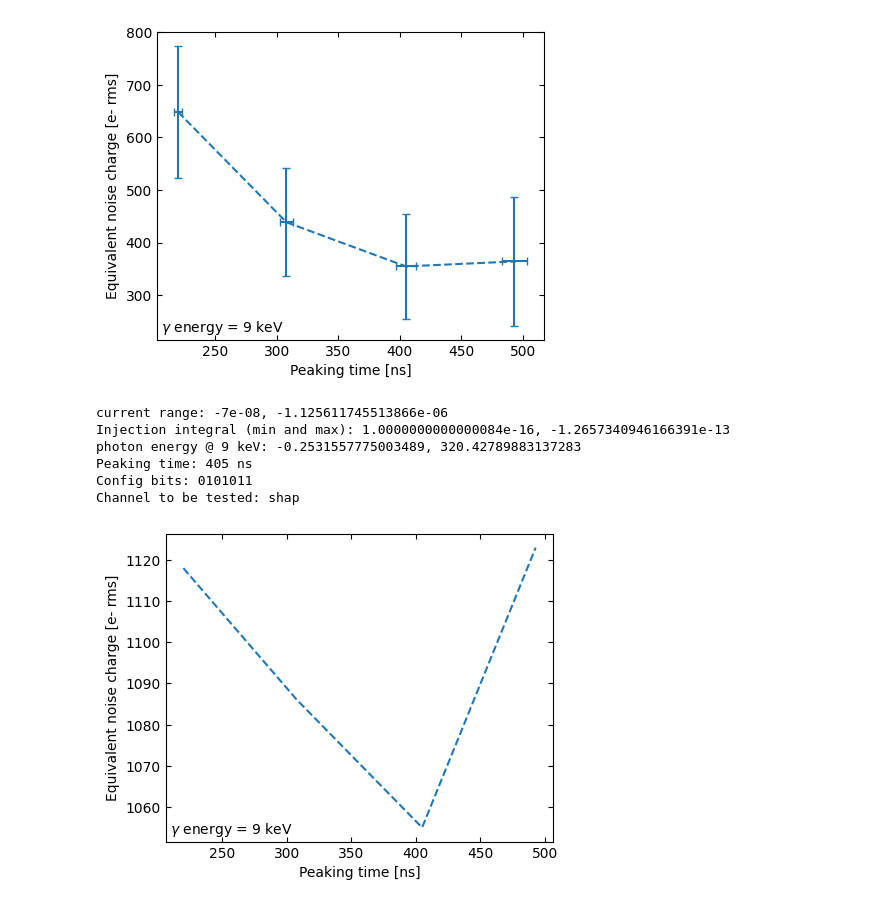
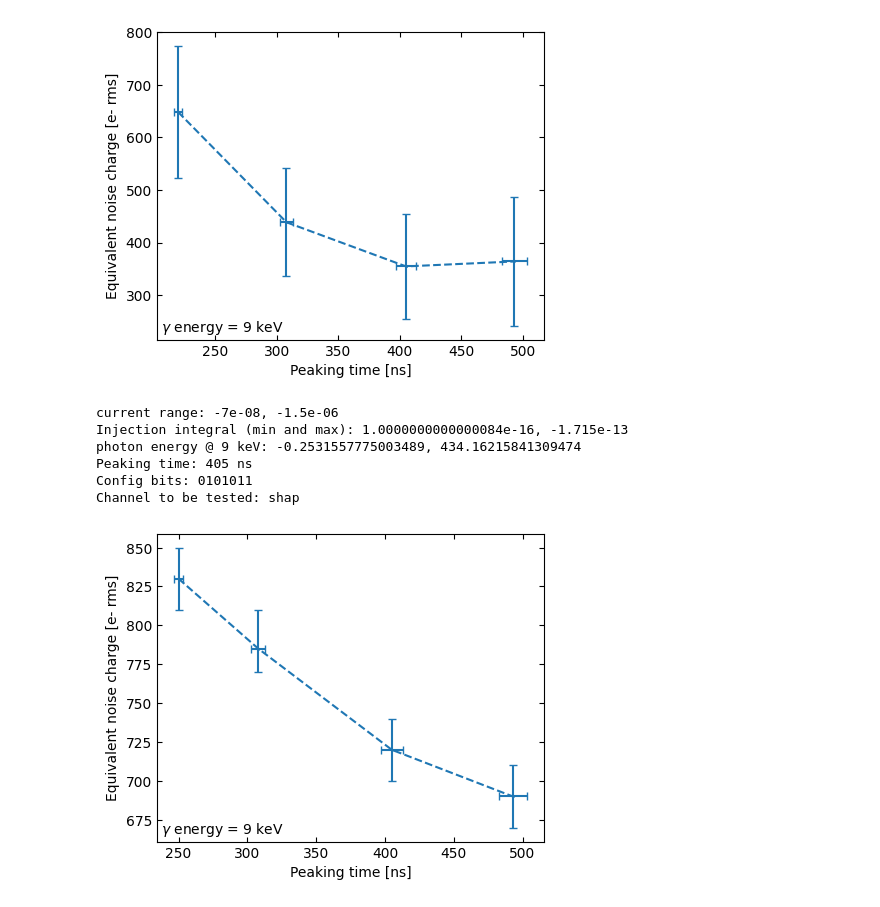
Before and after one commit to microlab-unibg/pFREYA_testbench_code, a Jupyter notebook: pFREYA_instrument_comms/summary_enc.ipynb, the cells around one changed output. Saved outputs shown, nothing was run; the diff lists cells and outputs as text; code cells hidden in the pictures.

```diff
--- a/pFREYA_instrument_comms/summary_enc.ipynb
+++ b/pFREYA_instrument_comms/summary_enc.ipynb
@@ -69,7 +69,7 @@ Config bits: 0101011
 Channel to be tested: shap
 [figure]
 # %%
-# CSA
+# SHAP
 import matplotlib.pyplot as plt
 import numpy as np
 import pandas as pd
@@ -89,43 +89,58 @@ colours = list(mcolors.TABLEAU_COLORS.keys())
 # ]
 #path = [
 #    "G:/My Drive/PHD/FALCON/measures/enc/enc_0100011_170424_174133.tsv", # 9 keV, 220 ns
 #    "G:/My Drive/PHD/FALCON/measures/enc/enc_0100111_170424_174144.tsv", # 9 keV, 308 ns
 #    "G:/My Drive/PHD/FALCON/measures/enc/enc_0101011_170424_174154.tsv", # 9 keV, 405 ns
 #    "G:/My Drive/PHD/FALCON/measures/enc/enc_0101111_170424_174114.tsv"  # 9 keV, 493 ns
 #]
 modes = [
-    220,
+    250,
     308,
     405,
     493
 ]
-enc = [
-    1118,
-    1086,
-    1055,
-    1123
-]
+data = np.array([
+    830,
+    785,
+    720,
+    690
+])
+data_std = np.array([
+	[810, 850],
+	[770, 810],
+	[700, 740],
+	[670, 710],
+])
+data_std = np.abs(data_std - np.tile(data, (2,1)).T) # remove mean
+data_std = data_std.T # transpose for matplotlib
 datetime_str = datetime.strftime(datetime.now(), '%d%m%y_%H%M%S')
 
 fig, ax = plt.subplots()
 fig.set_figheight(4)
 fig.set_figwidth(5)
 
 ax.plot(
 	modes,
-	enc,
+	data,
     '--',color=colours[0])
+ax.errorbar(
+	modes,
+	data,
+	xerr=[3, 5, 8, 10],
+	yerr=data_std,
+	fmt='s', markersize=1, capsize=3,
+    color=colours[0])
 ax.set_xlabel('Peaking time [ns]')
 ax.set_ylabel(f'Equivalent noise charge [e- rms]')
 ax.tick_params(right=True, top=True, direction='in')
 if config.channel_name == 'shap':
 	ax.text(.01,.01,f'$\\gamma$ energy = {config.photon_energy} keV',ha='left',va='bottom',transform=ax.transAxes)
-plt.savefig(f'G:/My Drive/PHD/FALCON/measures/enc/summary/enc_summary_nominal_{datetime_str}_oscilloscope.pdf',dpi=300)
+plt.savefig(f'G:/My Drive/PHD/FALCON/measures/enc/summary/enc_summary_nominal_{datetime_str}_oscilloscope_postfixes.pdf',dpi=300)
 # %% [output]
-current range: -7e-08, -1.125611745513866e-06
-Injection integral (min and max): 1.0000000000000084e-16, -1.2657340946166391e-13
-photon energy @ 9 keV: -0.2531557775003489, 320.42789883137283
+current range: -7e-08, -1.5e-06
+Injection integral (min and max): 1.0000000000000084e-16, -1.715e-13
+photon energy @ 9 keV: -0.2531557775003489, 434.16215841309474
 Peaking time: 405 ns
 Config bits: 0101011
 Channel to be tested: shap
-[figure, old version]
+[figure, new version]
```
Also changed, not shown: 7 other files.
